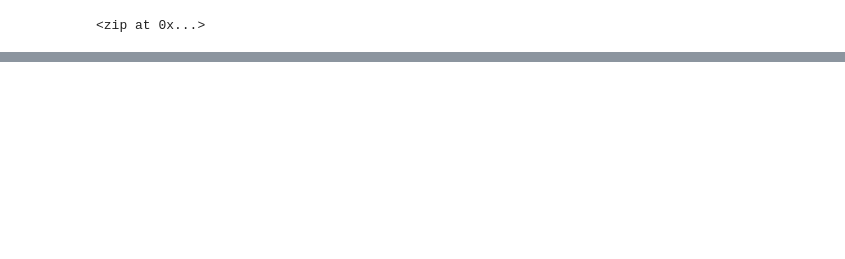
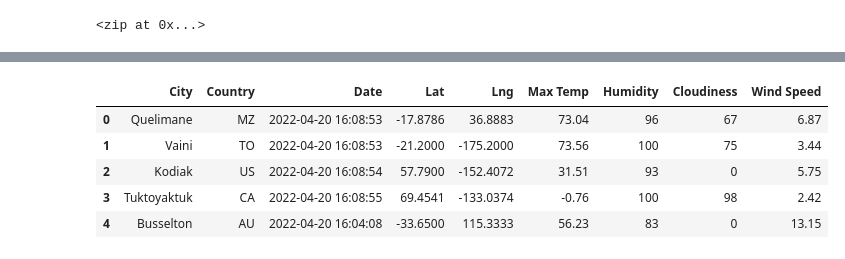
Before and after one commit to SalMaciel/World_Wheather_Analysis, a Jupyter notebook: Weather.ipynb, the cells around one changed output, grey strips where cells are left out. Drawn from its saved outputs; the diff is of its cells as text; code cells hidden in the pictures; blank space fills up the shorter version.

```diff
--- a/Weather.ipynb
+++ b/Weather.ipynb
@@ -32,0 +144,11 @@ len(cities)
+# %%
+new_order=['City','Country','Date','Lat','Lng','Max Temp','Humidity','Cloudiness','Wind Speed']
+city_data_df=city_data_df[new_order]
+city_data_df.head()
+# %% [output]
+|  | City | Country | Date | Lat | Lng | Max Temp | Humidity | Cloudiness | Wind Speed |
+| 0 | Quelimane | MZ | 2022-04-20 16:08:53 | -17.8786 | 36.8883 | 73.04 | 96 | 67 | 6.87 |
+| 1 | Vaini | TO | 2022-04-20 16:08:53 | -21.2000 | -175.2000 | 73.56 | 100 | 75 | 3.44 |
+| 2 | Kodiak | US | 2022-04-20 16:08:54 | 57.7900 | -152.4072 | 31.51 | 93 | 0 | 5.75 |
+| 3 | Tuktoyaktuk | CA | 2022-04-20 16:08:55 | 69.4541 | -133.0374 | -0.76 | 100 | 98 | 2.42 |
+| 4 | Busselton | AU | 2022-04-20 16:04:08 | -33.6500 | 115.3333 | 56.23 | 83 | 0 | 13.15 |
```
Also changed, not shown: parts of 7 cells of this notebook.
